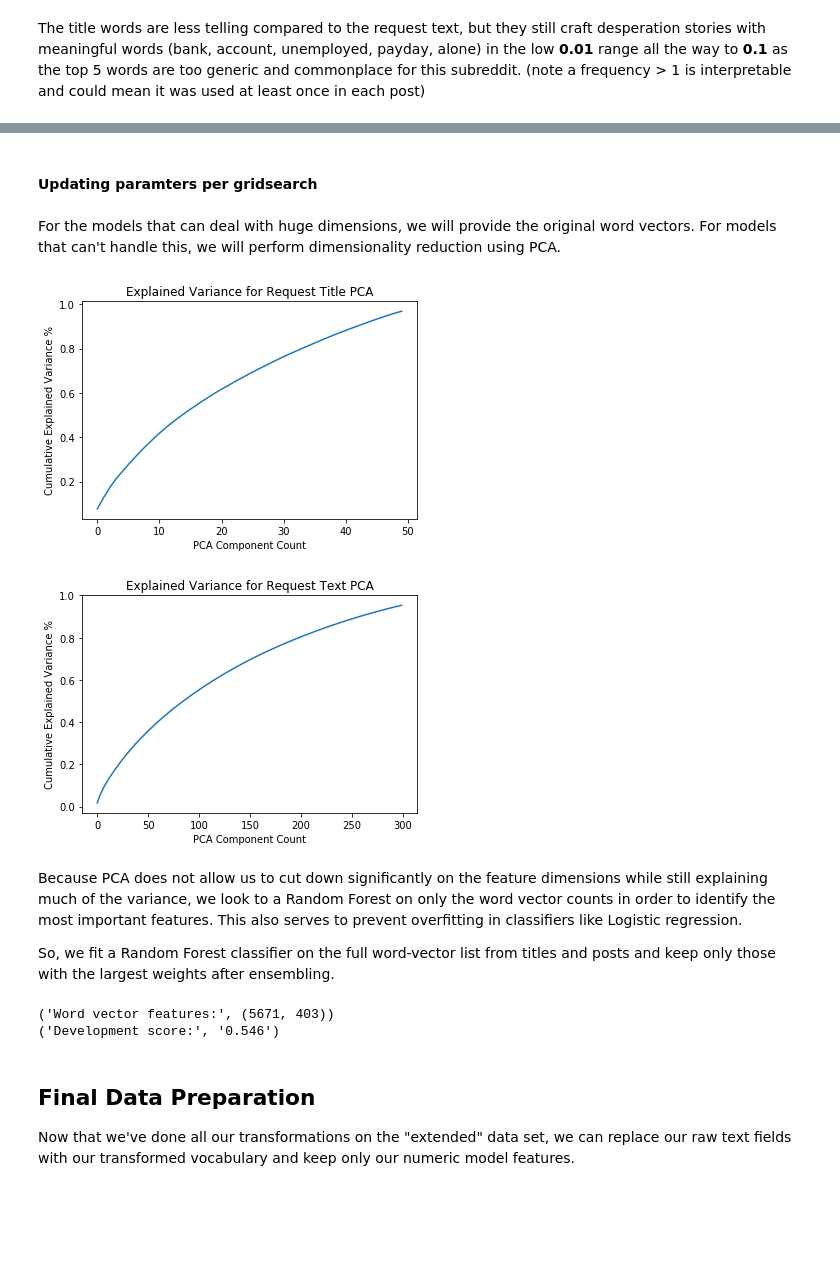
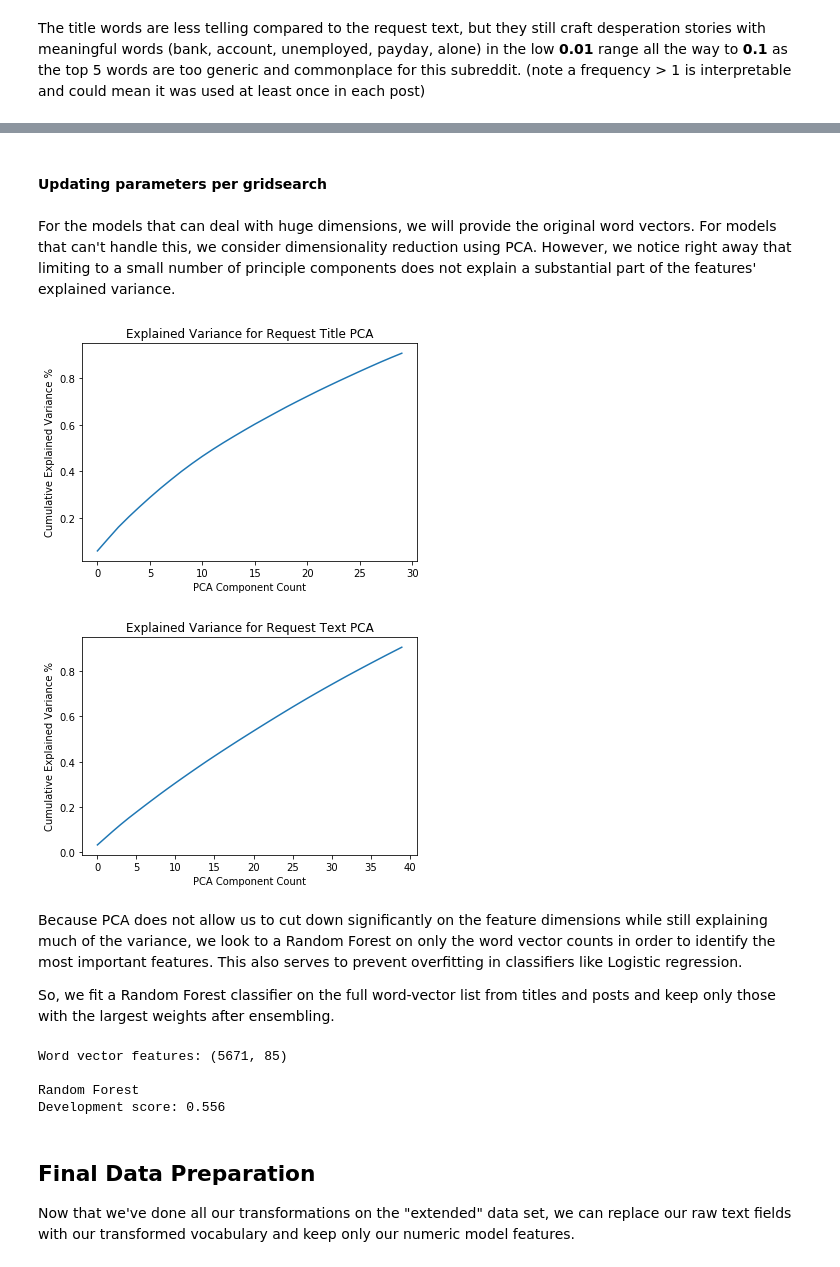
Before and after one commit to mamrotha/2017_Fall_207_KaggleProj, a Jupyter notebook: pizza_project_12.11.2017.ipynb, the cells around one changed output, grey strips where cells are left out. Drawn from its saved outputs; the diff is of its cells as text; code cells hidden in the pictures; blank space fills up the shorter version.

```diff
--- a/pizza_project_12.11.2017.ipynb
+++ b/pizza_project_12.11.2017.ipynb
@@ -588,14 +588,14 @@ print('The best parameter of choice:', pipeline_gscv.best_params_,'\n\n')
 # %% [markdown]
-#### Updating paramters per gridsearch
+#### Updating parameters per gridsearch
 # %%
 request_title_vectorizer = Pipeline([('cv', CountVectorizer(min_df=.026, max_df=.1, ngram_range=(1,2))),
                                      ('tfidf', TfidfTransformer())])
 train_request_title_wordvecs = request_title_vectorizer.fit_transform(nltk_preprocess(extended_data['request_title']))
 extended_request_title_wordvecs = request_title_vectorizer.transform(extended_data['request_title'])
 # %% [markdown]
-For the models that can deal with huge dimensions, we will provide the original word vectors.  For models that can't handle this, we will perform dimensionality reduction using PCA.
+For the models that can deal with huge dimensions, we will provide the original word vectors.  For models that can't handle this, we consider dimensionality reduction using PCA. However, we notice right away that limiting to a small number of principle components does not explain a substantial part of the features' explained variance.
 # %%
-title_pca = PCA(50)
+title_pca = PCA(30)
 title_pca.fit(train_request_title_wordvecs.todense())
 plt.plot(np.cumsum(title_pca.explained_variance_ratio_))
 plt.xlabel('PCA Component Count')
@@ -603,19 +603,19 @@ plt.ylabel('Cumulative Explained Variance %')
 plt.title('Explained Variance for Request Title PCA')
 plt.show()
 # %% [output]
-[figure, old version]
+[figure, new version]
 # %%
-text_pca = PCA(300)
+text_pca = PCA(40)
 text_pca.fit(train_request_text_wordvecs.todense())
 np.cumsum(text_pca.explained_variance_ratio_)
 
 plt.plot(np.cumsum(text_pca.explained_variance_ratio_))
 plt.xlabel('PCA Component Count')
 plt.ylabel('Cumulative Explained Variance %')
 plt.title('Explained Variance for Request Text PCA')
 plt.show()
 # %% [output]
-[figure, old version]
+[figure, new version]
 # %% [markdown]
 Because PCA does not allow us to cut down significantly on the feature dimensions while still explaining much of the variance, we look to a Random Forest on only the word vector counts in order to identify the most important features. This also serves to prevent overfitting in classifiers like Logistic regression.
 
@@ -627,13 +627,14 @@ print("Word vector features:", extended_wordvecs.shape)
 
 train_words = extended_wordvecs[in_train]
 dev_words = extended_wordvecs[in_dev]
-#test_words = extended_wordvecs[in_test]
+test_words = extended_wordvecs[in_test]
 
 rf = RandomForestClassifier()
 rf.fit(train_words, train_labels)
 
 dev_score = rf.score(dev_words, dev_labels)
 dev_probs = rf.predict_proba(dev_words)
+print("\nRandom Forest")
 print("Development score:", "{:.3f}".format(metrics.roc_auc_score(dev_labels, dev_probs[:,1])))
 
 importance_index = np.argsort(rf.feature_importances_)
@@ -641,8 +642,10 @@ importance_index = np.argsort(rf.feature_importances_)
 top = 100
 restricted_wordvecs = extended_wordvecs[:,importance_index[importance_index.shape[0]-top:]]
 # %% [output]
-('Word vector features:', (5671, 403))
-('Development score:', '0.546')
+Word vector features: (5671, 85)
+
+Random Forest
+Development score: 0.556
 # %% [markdown]
 ## Final Data Preparation
 Now that we've done all our transformations on the "extended" data set, we can replace our raw text fields with our transformed vocabulary and keep only our numeric model features.
```
Also changed, not shown: parts of 31 cells of this notebook.
